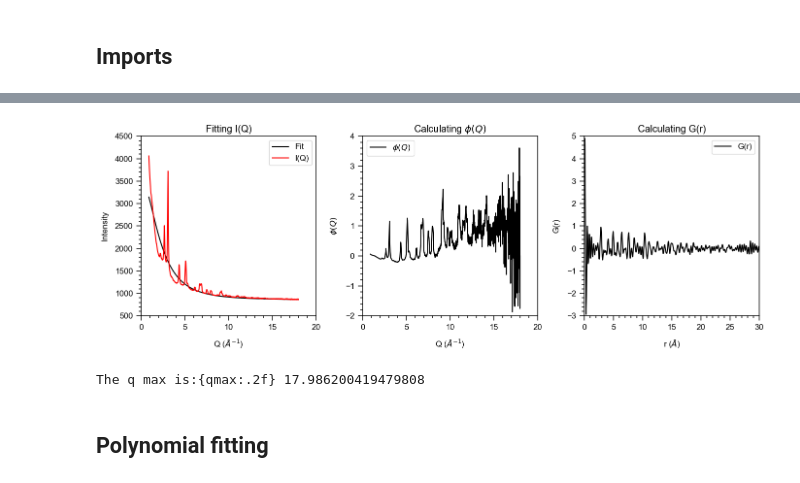
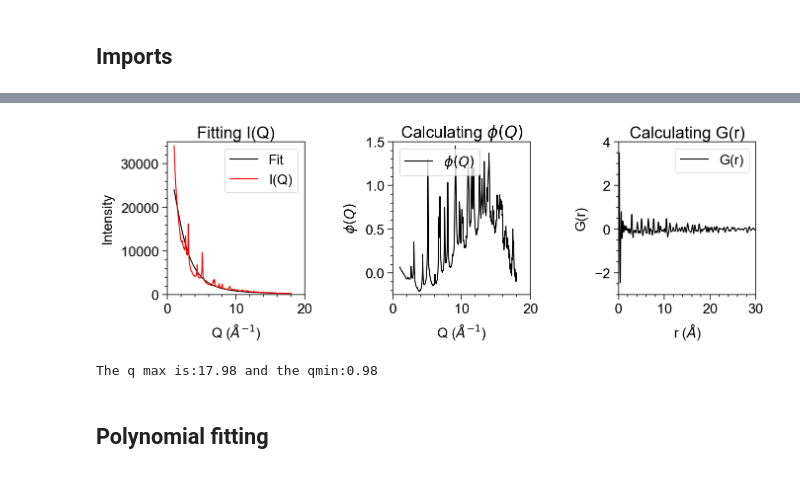
Before and after one commit to victorsecco/PyeRDF, a Jupyter notebook: notebooks/workflows/epdf/02.1_eRDF.ipynb, the cells around one changed output, grey strips where cells are left out. Saved outputs shown, nothing was run; the diff lists cells and outputs as text; code cells hidden in the pictures.

```diff
--- a/notebooks/workflows/epdf/02.1_eRDF.ipynb
+++ b/notebooks/workflows/epdf/02.1_eRDF.ipynb
@@ -87,41 +19,41 @@ f30 = 0.012838115931106215
 # %%
-if calibrate:
-    ds = (calibration)/(2*math.pi) #AuNPs
-else:
-    ds = (0.0253)/(2*math.pi)
+start_name = r"Z:\ActualWork\Victor\processed_data\b2_1s_250.csv"
 
-#df1 = pd.read_csv(start_name, header = None)
-# start_name = r"C:\Users\seccolev\data_processing\data\processed\ePDF\Au\20250815\Au_exp1s_spot6_f30.csv"
+df1 = pd.read_csv(start_name, header=None)
 
-df1 = pd.read_csv(start_name, header = None, skiprows=1)
+ds = (df1[0].values[0])/(2*math.pi) #AuNPs
 
-start = 0
+df1 = pd.read_csv(start_name, header = None, skiprows=1, )
+
+start = 2
 data = df1.sum(axis=1)[start:]
 
 CdSe =  {1: [30, 1], 2: [8, 1],}
-Magnetite = {'Fe': [49, 2], 'O': [8, 3],}
+Magnetite = {'Fe': [48, 2], 'O': [8, 3],}
 Au = {'Au': [79, 1],}
 
-start = 70
+qmin = 1
 qmax = 18
+start = int(qmin / (ds * 2 * math.pi))
 end = int(qmax / (ds * 2 * math.pi))
 
 end = min(end, data.shape[-1])
 
 dp1 = DataProcessor(data = data, q0=0, lobato_path= None, start= start, end = end, ds = ds, Elements = Au, region = 0)
 
 
 sq, fq = dp1.SQ_PhiQ(dp1.iq, damping=0)
 r, Gr = dp1.Gr(fq, rmax=80, dr=0.05)
 
 
 dp1.plot_results(fq, r, Gr0=Gr)
 
 qmax_out = float(dp1.q.max())
-print("The q max is:{qmax:.2f}",qmax_out)
+qmin_out = float(dp1.q.min())
+print(f"The q max is:{qmax_out:.2f} and the qmin:{qmin_out:.2f} ")
 # %% [output]
-[figure, old version]
+[figure, new version]
-The q max is:{qmax:.2f} 17.986200419479808
+The q max is:17.98 and the qmin:0.98
 # %% [markdown]
 ## Polynomial fitting
 # %%
```
Also changed, not shown: parts of 10 cells of this notebook, 5 other files.
